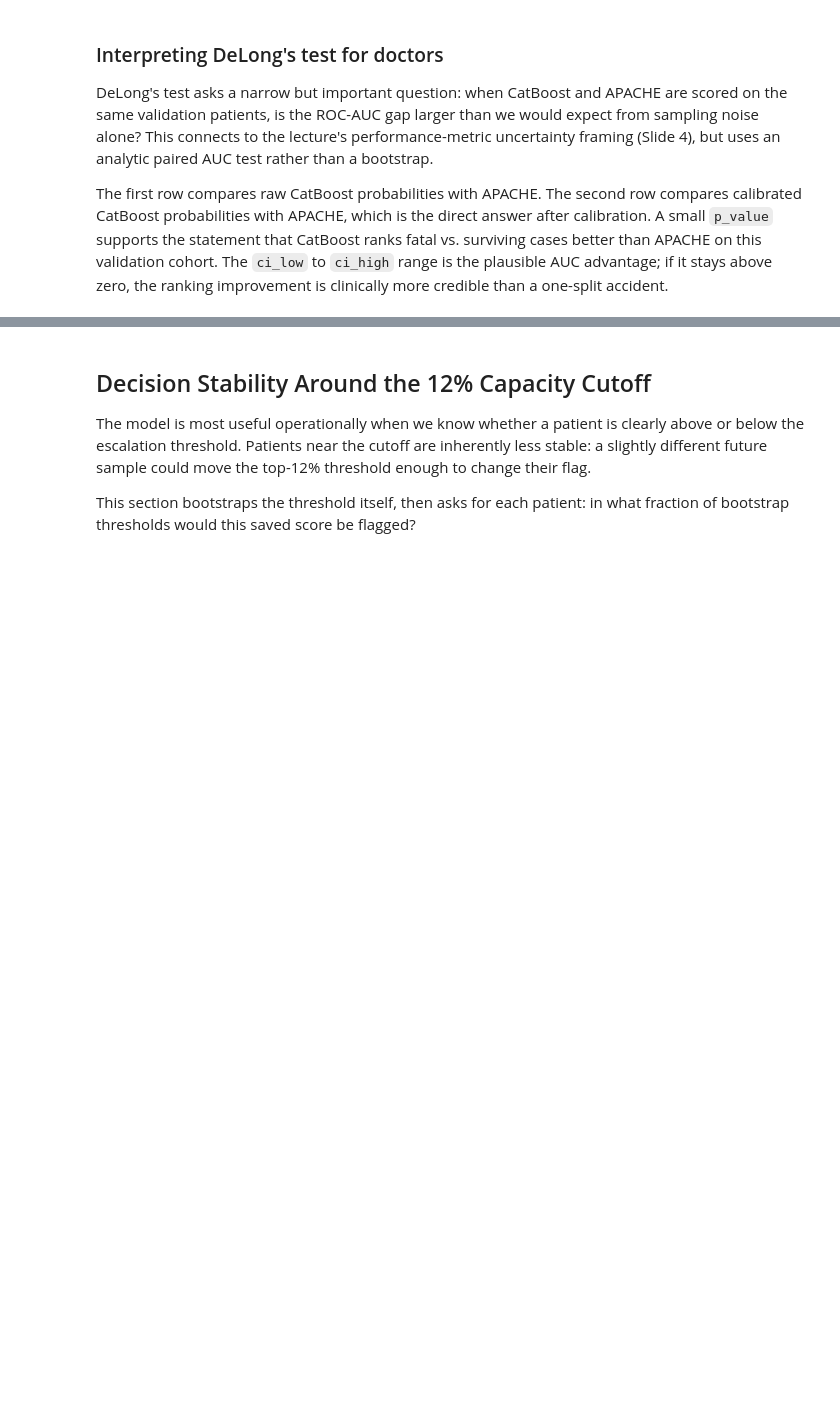
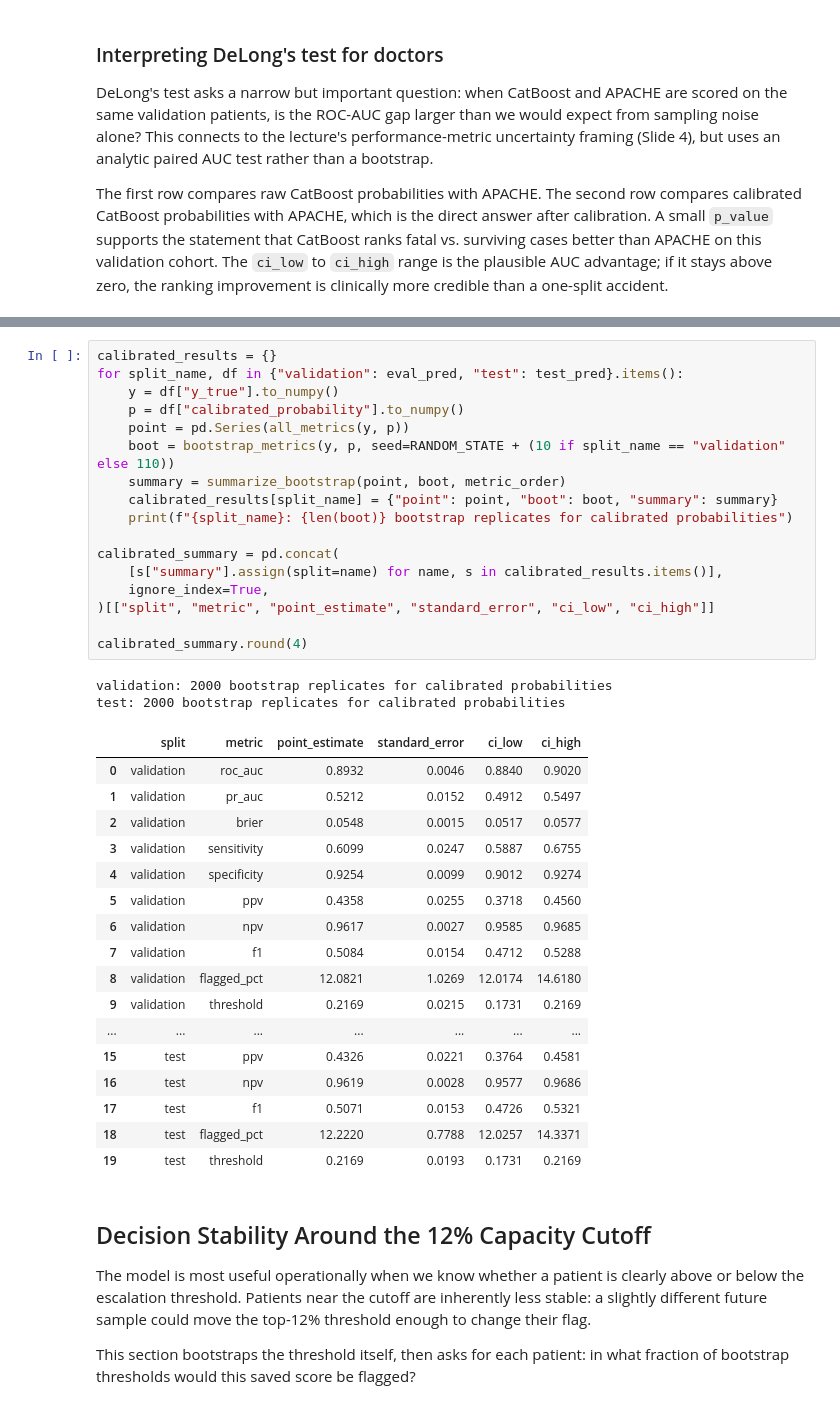
Before and after one commit to SwaneGhost/MedicalRiskModel, a Jupyter notebook: notebooks/05_meeting5_uncertainty.ipynb, the cells around one changed output, grey strips where cells are left out. Drawn from its saved outputs; the diff is of its cells as text; blank space fills up the shorter version.

```diff
--- a/notebooks/05_meeting5_uncertainty.ipynb
+++ b/notebooks/05_meeting5_uncertainty.ipynb
@@ -649,3 +653,40 @@ plt.show()
+# %%
+calibrated_results = {}
+for split_name, df in {"validation": eval_pred, "test": test_pred}.items():
+    y = df["y_true"].to_numpy()
+    p = df["calibrated_probability"].to_numpy()
+    point = pd.Series(all_metrics(y, p))
+    boot = bootstrap_metrics(y, p, seed=RANDOM_STATE + (10 if split_name == "validation" else 110))
+    summary = summarize_bootstrap(point, boot, metric_order)
+    calibrated_results[split_name] = {"point": point, "boot": boot, "summary": summary}
+    print(f"{split_name}: {len(boot)} bootstrap replicates for calibrated probabilities")
+
+calibrated_summary = pd.concat(
+    [s["summary"].assign(split=name) for name, s in calibrated_results.items()],
+    ignore_index=True,
+)[["split", "metric", "point_estimate", "standard_error", "ci_low", "ci_high"]]
+
+calibrated_summary.round(4)
+# %% [output]
+validation: 2000 bootstrap replicates for calibrated probabilities
+test: 2000 bootstrap replicates for calibrated probabilities
+|  | split | metric | point_estimate | standard_error | ci_low | ci_high |
+| 0 | validation | roc_auc | 0.8932 | 0.0046 | 0.8840 | 0.9020 |
+| 1 | validation | pr_auc | 0.5212 | 0.0152 | 0.4912 | 0.5497 |
+| 2 | validation | brier | 0.0548 | 0.0015 | 0.0517 | 0.0577 |
+| 3 | validation | sensitivity | 0.6099 | 0.0247 | 0.5887 | 0.6755 |
+| 4 | validation | specificity | 0.9254 | 0.0099 | 0.9012 | 0.9274 |
+| 5 | validation | ppv | 0.4358 | 0.0255 | 0.3718 | 0.4560 |
+| 6 | validation | npv | 0.9617 | 0.0027 | 0.9585 | 0.9685 |
+| 7 | validation | f1 | 0.5084 | 0.0154 | 0.4712 | 0.5288 |
+| 8 | validation | flagged_pct | 12.0821 | 1.0269 | 12.0174 | 14.6180 |
+| 9 | validation | threshold | 0.2169 | 0.0215 | 0.1731 | 0.2169 |
+| ... | ... | ... | ... | ... | ... | ... |
+| 15 | test | ppv | 0.4326 | 0.0221 | 0.3764 | 0.4581 |
+| 16 | test | npv | 0.9619 | 0.0028 | 0.9577 | 0.9686 |
+| 17 | test | f1 | 0.5071 | 0.0153 | 0.4726 | 0.5321 |
+| 18 | test | flagged_pct | 12.2220 | 0.7788 | 12.0257 | 14.3371 |
+| 19 | test | threshold | 0.2169 | 0.0193 | 0.1731 | 0.2169 |
 # %% [markdown]
 ## Decision Stability Around the 12% Capacity Cutoff
 
```
Also changed, not shown: parts of 10 cells of this notebook.
